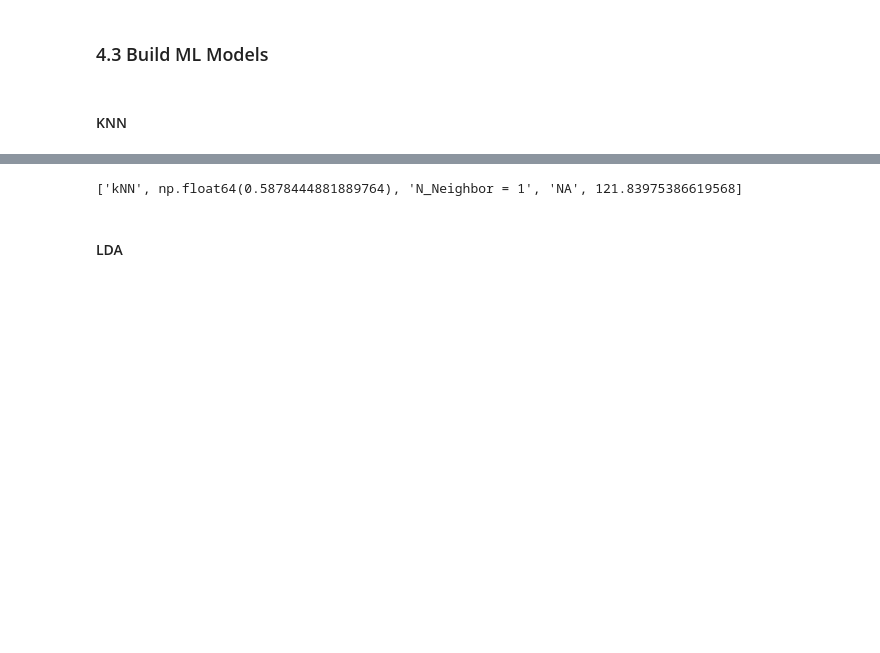
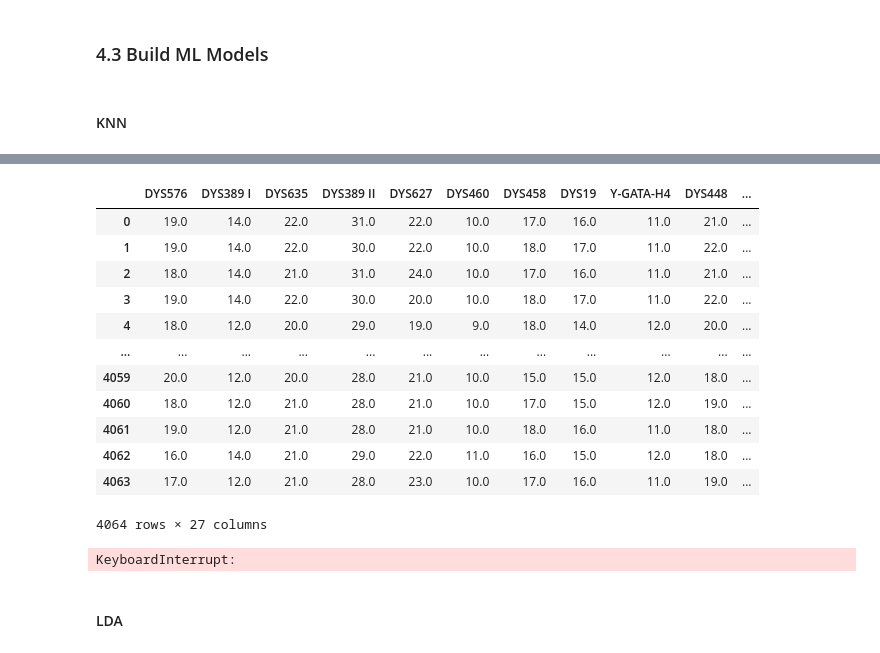
Before and after one commit to kibindy/LT8_final_project, a Jupyter notebook: LT8_Final_Project_Notebook.ipynb, the cells around one changed output, grey strips where cells are left out. Drawn from its saved outputs; the diff is of its cells as text; code cells hidden in the pictures; blank space fills up the shorter version.

```diff
--- a/LT8_Final_Project_Notebook.ipynb
+++ b/LT8_Final_Project_Notebook.ipynb
@@ -524,11 +537,27 @@ def train_knn(X, y):
+# %%
+df.iloc[:, 6:33]
+# %% [output]
+|  | DYS576 | DYS389 I | DYS635 | DYS389 II | DYS627 | DYS460 | DYS458 | DYS19 | Y-GATA-H4 | DYS448 | ... |
+| 0 | 19.0 | 14.0 | 22.0 | 31.0 | 22.0 | 10.0 | 17.0 | 16.0 | 11.0 | 21.0 | ... |
+| 1 | 19.0 | 14.0 | 22.0 | 30.0 | 22.0 | 10.0 | 18.0 | 17.0 | 11.0 | 22.0 | ... |
+| 2 | 18.0 | 14.0 | 21.0 | 31.0 | 24.0 | 10.0 | 17.0 | 16.0 | 11.0 | 21.0 | ... |
+| 3 | 19.0 | 14.0 | 22.0 | 30.0 | 20.0 | 10.0 | 18.0 | 17.0 | 11.0 | 22.0 | ... |
+| 4 | 18.0 | 12.0 | 20.0 | 29.0 | 19.0 | 9.0 | 18.0 | 14.0 | 12.0 | 20.0 | ... |
+| ... | ... | ... | ... | ... | ... | ... | ... | ... | ... | ... | ... |
+| 4059 | 20.0 | 12.0 | 20.0 | 28.0 | 21.0 | 10.0 | 15.0 | 15.0 | 12.0 | 18.0 | ... |
+| 4060 | 18.0 | 12.0 | 21.0 | 28.0 | 21.0 | 10.0 | 17.0 | 15.0 | 12.0 | 19.0 | ... |
+| 4061 | 19.0 | 12.0 | 21.0 | 28.0 | 21.0 | 10.0 | 18.0 | 16.0 | 11.0 | 18.0 | ... |
+| 4062 | 16.0 | 14.0 | 21.0 | 29.0 | 22.0 | 11.0 | 16.0 | 15.0 | 12.0 | 18.0 | ... |
+| 4063 | 17.0 | 12.0 | 21.0 | 28.0 | 23.0 | 10.0 | 17.0 | 16.0 | 11.0 | 19.0 | ... |
+4064 rows × 27 columns
 # %%
-X = df.iloc[:, 6:]
+X = df.iloc[:, 6:33]
 y = df.iloc[:, 0]
 
 knn_df = train_knn(X,y)
 print(knn_df)
 # %% [output]
-['kNN', np.float64(0.5878444881889764), 'N_Neighbor = 1', 'NA', 121.83975386619568]
+KeyboardInterrupt:
 # %% [markdown]
 #### LDA
 # %%
```
Also changed, not shown: parts of 9 cells of this notebook.
